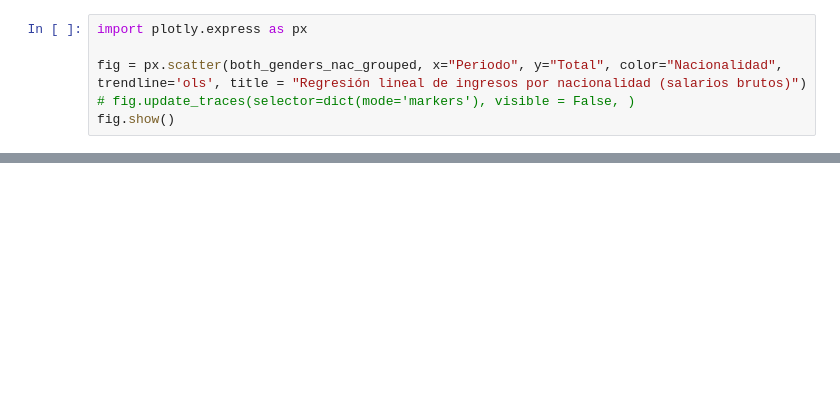
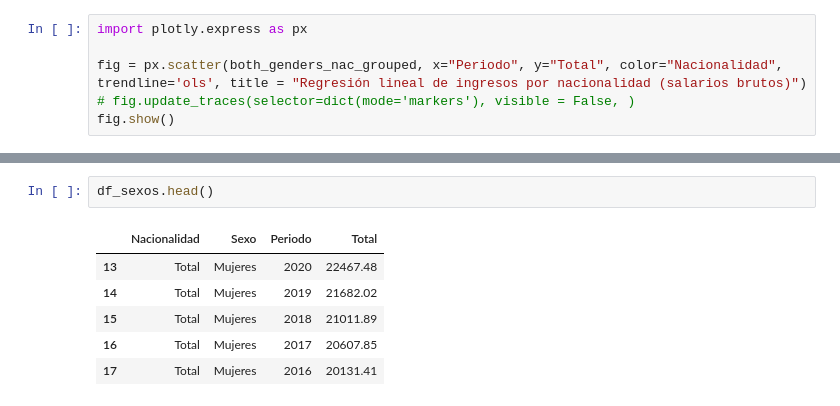
Before and after one commit to JaredR33/EDA, a Jupyter notebook: notebooks/EDA2.ipynb, the cells around one changed output, grey strips where cells are left out. Saved outputs shown, nothing was run; the diff lists cells and outputs as text; blank space fills up the shorter version.

```diff
--- a/notebooks/EDA2.ipynb
+++ b/notebooks/EDA2.ipynb
@@ -295,0 +297,9 @@ fig.show()
+# %%
+df_sexos.head()
+# %% [output]
+|  | Nacionalidad | Sexo | Periodo | Total |
+| 13 | Total | Mujeres | 2020 | 22467.48 |
+| 14 | Total | Mujeres | 2019 | 21682.02 |
+| 15 | Total | Mujeres | 2018 | 21011.89 |
+| 16 | Total | Mujeres | 2017 | 20607.85 |
+| 17 | Total | Mujeres | 2016 | 20131.41 |
```
Also changed, not shown: parts of 17 cells of this notebook.
